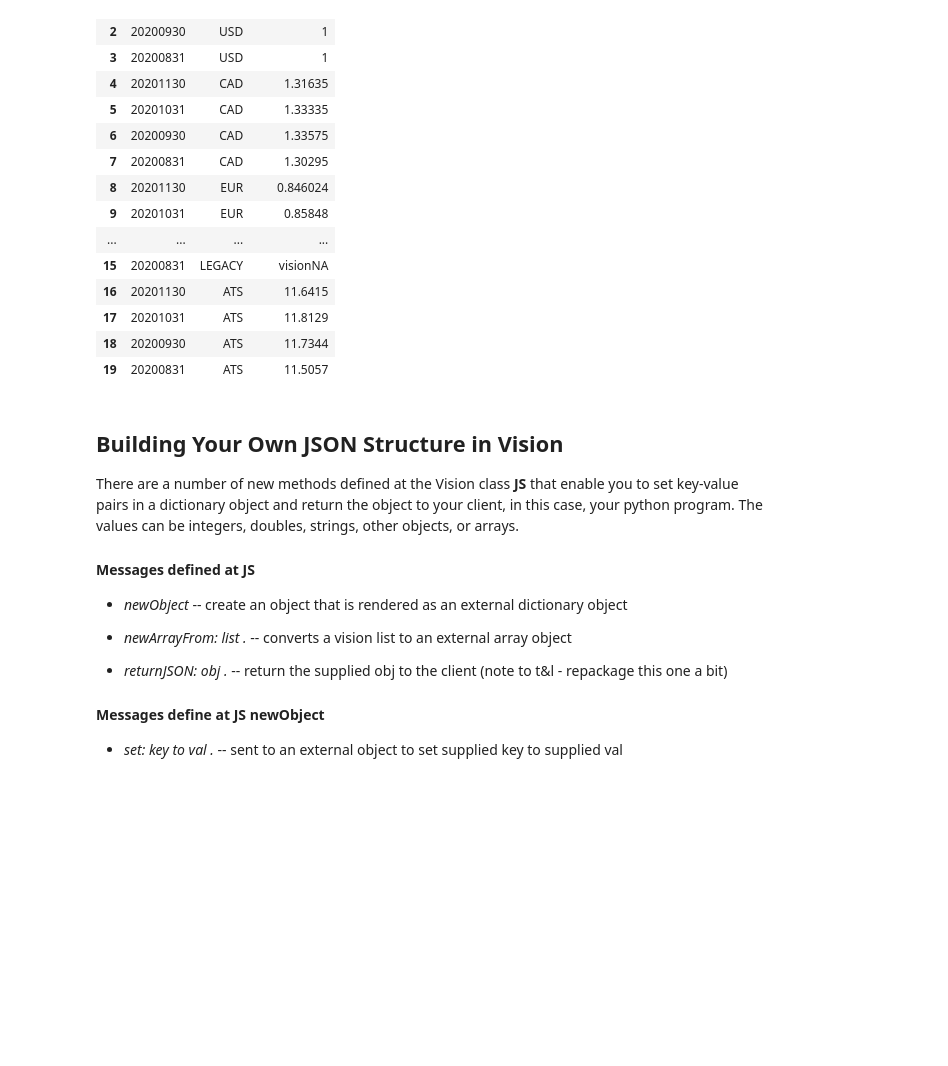
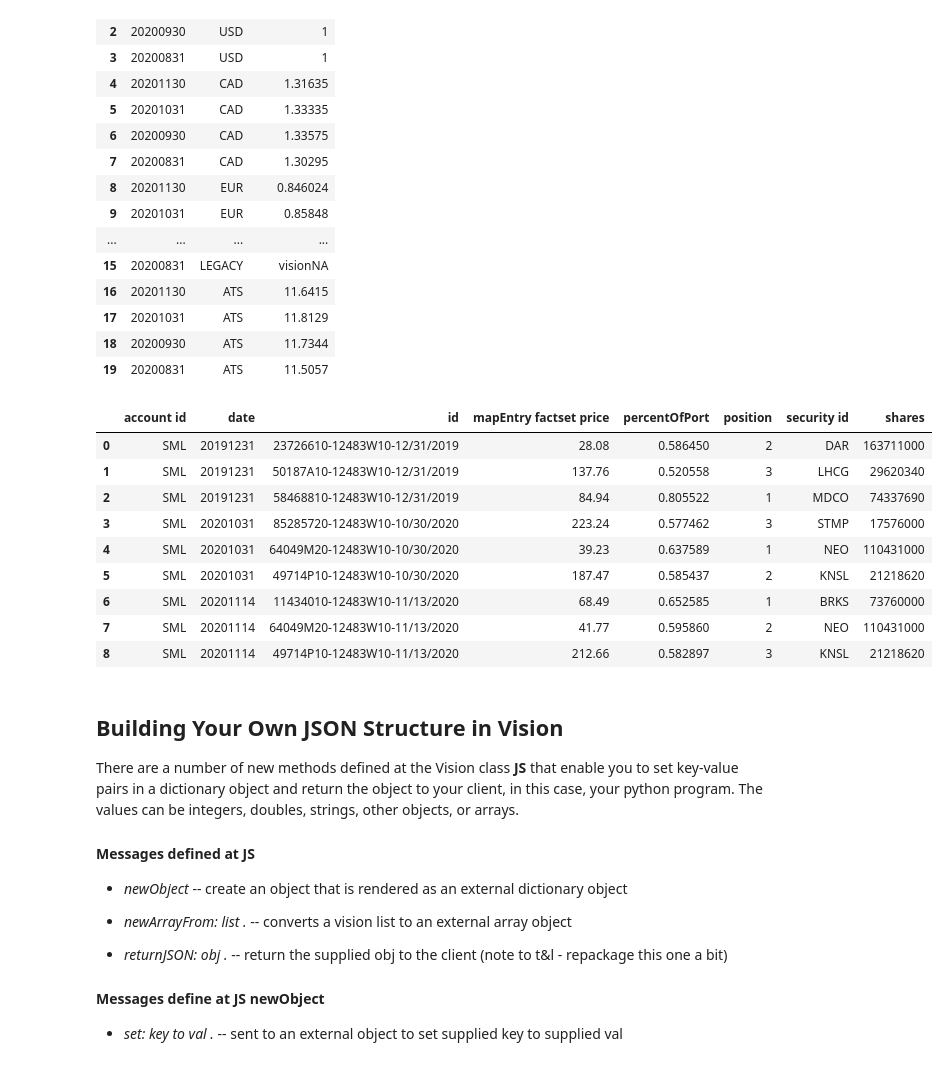
Before and after one commit to LeslieNewman/Vi-Py, a Jupyter notebook: py/VisionExpressionsStoryBoard.ipynb, the cells around one changed output. Cells and saved outputs as stored; diff of their text form; code cells hidden in the pictures; blank space fills up the shorter version.

Commit message:
Add files via upload
Add holdings example

```diff
--- a/py/VisionExpressionsStoryBoard.ipynb
+++ b/py/VisionExpressionsStoryBoard.ipynb
@@ -224,6 +224,31 @@ pd.DataFrame(result['array'])
 | 17 | 20201031 | ATS | 11.8129 |
 | 18 | 20200930 | ATS | 11.7344 |
 | 19 | 20200831 | ATS | 11.5057 |
+# %%
+#-- Let's do something with holdings data now
+#---  we can add any expression that navigate to data
+
+vcode = '''
+JS getArrayFrom:
+    [ Account findId: "sml" .
+        holdings sortDown: [ percentOfPort ] . numberElements first: 3
+    ]
+   for: "position, security id, account id, shares , percentOfPort, mapEntry factset price"
+   over: (^date, ^date - 1 monthEnds, ^date - 1 yearEnds)
+'''
+result =  vc.runvisionJSON(vcode)
+pd.DataFrame(result['array'])
+# %% [output]
+|  | account id | date | id | mapEntry factset price | percentOfPort | position | security id | shares |
+| 0 | SML | 20191231 | 23726610-12483W10-12/31/2019 | 28.08 | 0.586450 | 2 | DAR | 163711000 |
+| 1 | SML | 20191231 | 50187A10-12483W10-12/31/2019 | 137.76 | 0.520558 | 3 | LHCG | 29620340 |
+| 2 | SML | 20191231 | 58468810-12483W10-12/31/2019 | 84.94 | 0.805522 | 1 | MDCO | 74337690 |
+| 3 | SML | 20201031 | 85285720-12483W10-10/30/2020 | 223.24 | 0.577462 | 3 | STMP | 17576000 |
+| 4 | SML | 20201031 | 64049M20-12483W10-10/30/2020 | 39.23 | 0.637589 | 1 | NEO | 110431000 |
+| 5 | SML | 20201031 | 49714P10-12483W10-10/30/2020 | 187.47 | 0.585437 | 2 | KNSL | 21218620 |
+| 6 | SML | 20201114 | 11434010-12483W10-11/13/2020 | 68.49 | 0.652585 | 1 | BRKS | 73760000 |
+| 7 | SML | 20201114 | 64049M20-12483W10-11/13/2020 | 41.77 | 0.595860 | 2 | NEO | 110431000 |
+| 8 | SML | 20201114 | 49714P10-12483W10-11/13/2020 | 212.66 | 0.582897 | 3 | KNSL | 21218620 |
 # %%
 #--  The runvisionJSON function assumes you are returning a JSON structure from Vision
 #--  The getArrayFrom: for: over: method will automatically build and return this structure
```
